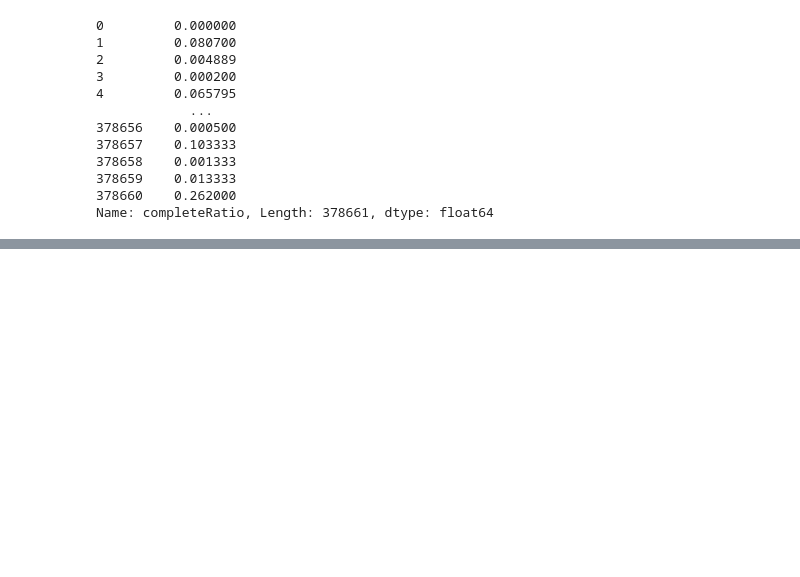
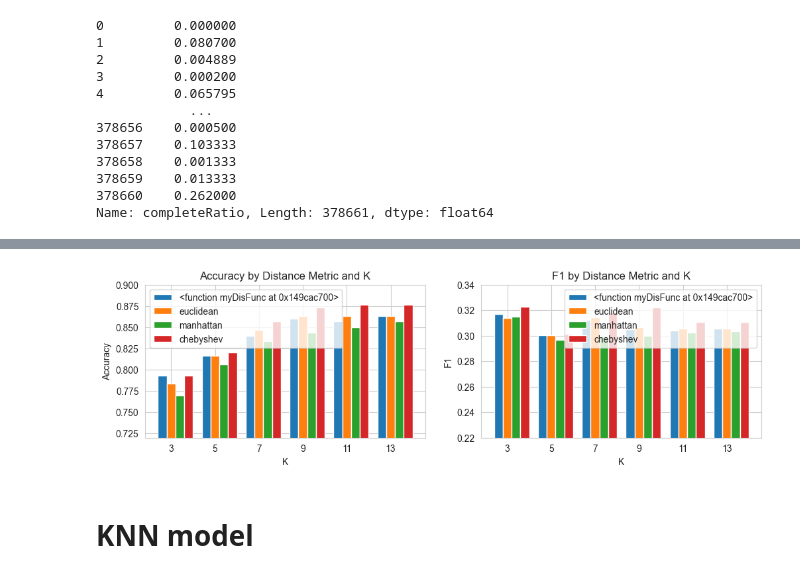
Before and after one commit to echo-cool/COMP3010J-Machine-Learning-Labs, a Jupyter notebook: Kickstarter Projects-20221019/Kickstarter.ipynb, the cells around one changed output, grey strips where cells are left out. Saved outputs shown, nothing was run; the diff lists cells and outputs as text; code cells hidden in the pictures; blank space fills up the shorter version.

```diff
--- a/Kickstarter Projects-20221019/Kickstarter.ipynb
+++ b/Kickstarter Projects-20221019/Kickstarter.ipynb
@@ -264,2 +350,41 @@ df.head()
+# %%
+f = plt.figure(figsize=(12,3))
+ax1 = f.add_subplot(121)
+ax2 = f.add_subplot(122)
+
+labels = neighbor_size
+width = 0.2  # the width of the bars
+x = np.arange(len(labels))  # the label locations
+for index, metricName in enumerate(result):
+    neighborResult = result[metricName]
+    rect = ax1.bar(x - width + (width) * (index), [neighborResult[i]['Accuracy'] for i in neighborResult], width, label=metricName)
+# Add some text for labels, title and custom x-axis tick labels, etc.
+ax1.set_ylabel('Accuracy')
+ax1.set_xlabel('K')
+ax1.set_title('Accuracy by Distance Metric and K')
+ax1.set_xticks(x, labels)
+ax1.set_ylim([0.72, 0.9])
+ax1.legend()
+
+labels = neighbor_size
+width = 0.2  # the width of the bars
+x = np.arange(len(labels))  # the label locations
+for index, metricName in enumerate(result):
+    neighborResult = result[metricName]
+    rect = ax2.bar(x - width + (width) * (index), [neighborResult[i]['F1'] for i in neighborResult], width, label=metricName)
+# Add some text for labels, title and custom x-axis tick labels, etc.
+ax2.set_ylabel('F1')
+ax2.set_xlabel('K')
+ax2.set_title('F1 by Distance Metric and K')
+ax2.set_xticks(x, labels)
+ax2.set_ylim([0.22, 0.34])
+ax2.legend()
+
+
+plt.show()
+# %% [output]
+[figure, added]
+# %% [markdown]
+# KNN model
 # %%
 # Split data into training, validation and test sets
```
Also changed, not shown: parts of 34 cells of this notebook.
